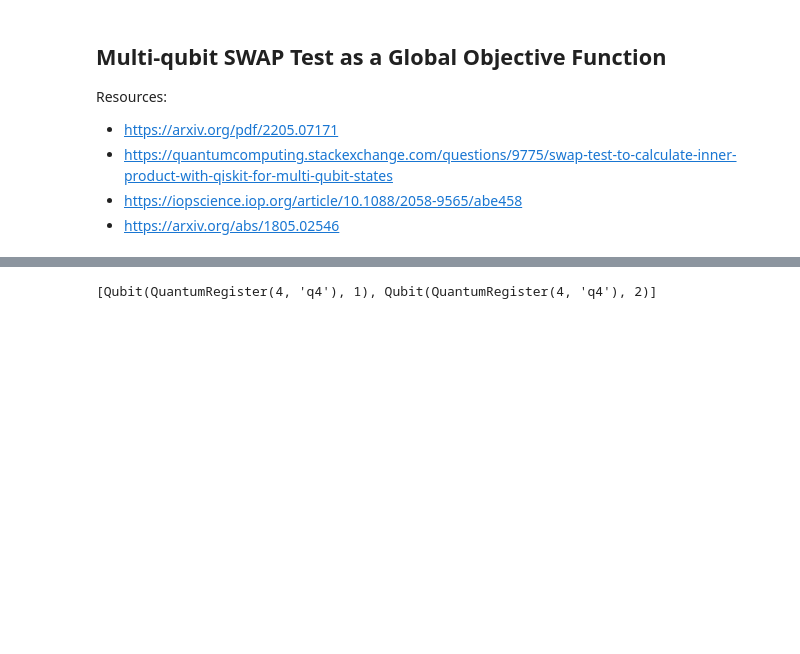
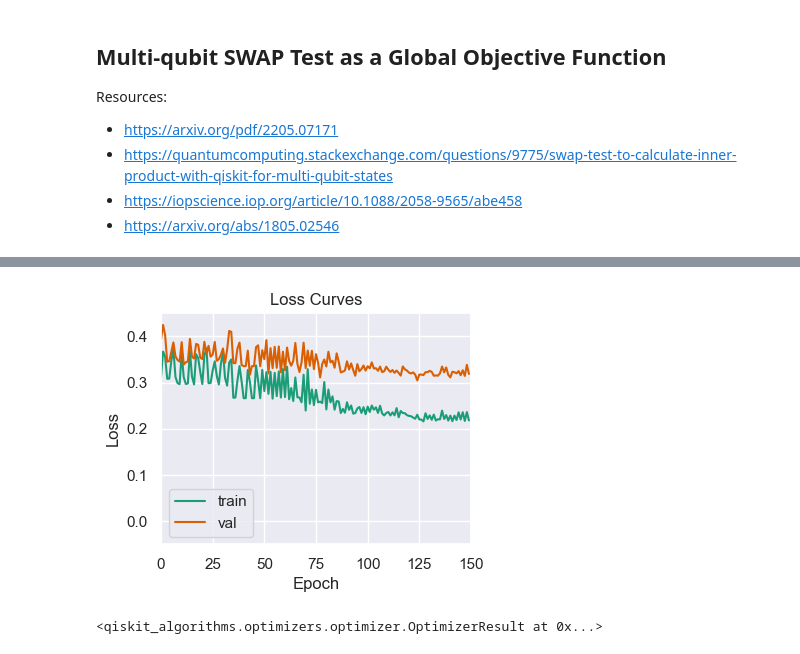
Before and after one commit to BenPrie/variational-local-inversions, a Jupyter notebook: variational-local-inversions.ipynb, the cells around one changed output, grey strips where cells are left out. Drawn from its saved outputs; the diff is of its cells as text; code cells hidden in the pictures; blank space fills up the shorter version.

```diff
--- a/variational-local-inversions.ipynb
+++ b/variational-local-inversions.ipynb
@@ -673,20 +675,19 @@ CircuitError: "Not sure how to combine these qubit arguments:\n [[Qubit(QuantumR
 # %%
 # Define a QNN object.
 global_qnn = SamplerQNN(
     circuit=global_qnn_circuit,
     input_params=input_parameters,
     weight_params=weight_parameters,
     interpret=lambda x: x,
-    output_shape=2,
+    output_shape=2 ** len(target_qubits),
     input_gradients=True
 )
 
+# Explicitly declare initial weights.
+initial_weights = .1 * (2 * algorithm_globals.random.random(global_qnn.num_weights) - 1)
+
 # Train.
-train_by_COBYLA(global_qnn, xs_train, xs_val, n_epochs=300, initial_weights=initial_weights, live_plot=True)
+train_by_COBYLA(global_qnn, xs_train, xs_val, n_epochs=150, initial_weights=initial_weights, live_plot=True)
+# %% [output]
+[figure, added]
+<qiskit_algorithms.optimizers.optimizer.OptimizerResult at 0x...>
-# %%
-from qiskit.circuit import QuantumCircuit, QuantumRegister
-
-q_reg = QuantumRegister(4)
-q_reg[[1, 2]]
-# %% [output]
-[Qubit(QuantumRegister(4, 'q4'), 1), Qubit(QuantumRegister(4, 'q4'), 2)]
```
Also changed, not shown: parts of 8 cells of this notebook, 2 other files.
